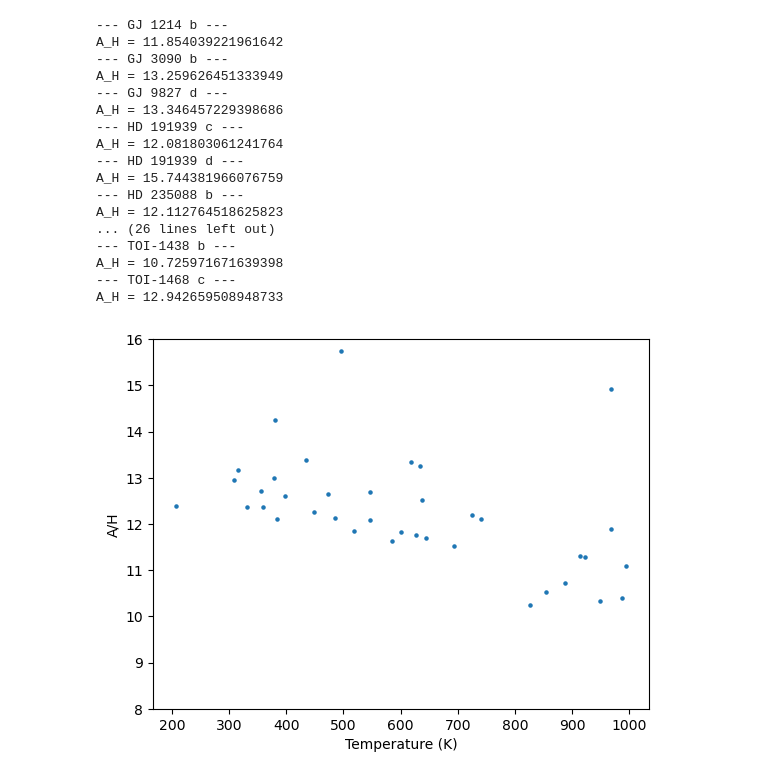
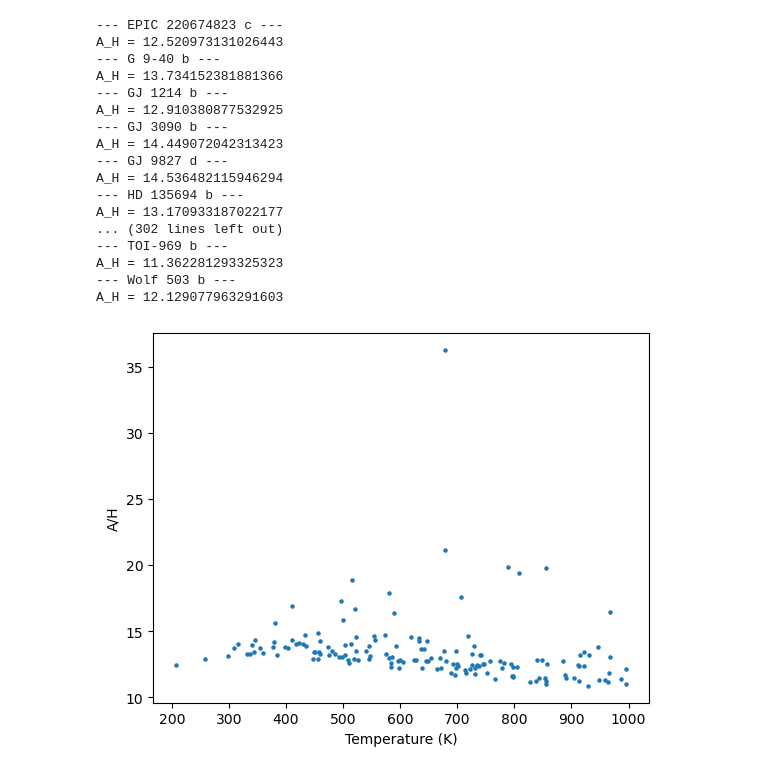
Before and after one commit to JackDavidMaher/Group-Studies---Exoplanets, a Jupyter notebook: Group 1 Spectrum Code/Spectrum Tester.ipynb, the cells around one changed output. Cells and saved outputs as stored; diff of their text form; code cells hidden in the pictures.

Commit message:
planets modelled AH no cloud

```diff
--- a/Group 1 Spectrum Code/Spectrum Tester.ipynb
+++ b/Group 1 Spectrum Code/Spectrum Tester.ipynb
@@ -16,7 +16,7 @@ A_H_Array = []
 feature_height_ppm_Array = []
 scale_height_array = []
 
-with open("/Users/thomasmorgan/Documents/Group-Studies---Exoplanets/Data/40_planets_under_1000K05.02_15-55.csv", newline="") as PlanetaryParametersFile:
+with open("/Users/thomasmorgan/Documents/Group-Studies---Exoplanets/Code/Data/All_165_valid_planets_under_1000K05.02_16-10.csv", newline="") as PlanetaryParametersFile:
 	reader = csv.reader(PlanetaryParametersFile)
 	header = next(reader)
 	tsm_idx = header.index("pl_tsm")
@@ -169,7 +169,7 @@ while rowCount < len(planetaryParameters):
 
 
 
-	lam = np.linspace(0.61,5.0,10000) # create a wavelength array in microns, which is the unit of the cross section data
+	lam = np.linspace(0.61,5.0,5000) # create a wavelength array in microns, which is the unit of the cross section data
 
 	log_xsec_dict = dict()
 
@@ -288,7 +288,7 @@ while rowCount < len(planetaryParameters):
 
 	# 4. Identify the Peak region between those two troughs
 	# peak_mask = (lam_data >= left_lam_target) & (lam_data <= right_lam_target)
-	peak_mask = (lam_data >= 4.245) & (lam_data <= 4.275)   # CO2 feature
+	peak_mask = (lam_data >= 4.25) & (lam_data <= 4.28)   # CO2 feature
 	# Extract values in that window
 	peak_region_depths = depth_data[peak_mask]
 	peak_x_values = lam_data[peak_mask]
@@ -313,8 +313,17 @@ while rowCount < len(planetaryParameters):
 	# plt.title(f'Transmission Spectrum of {PName}')
 	# # plt.xlim([0.5,2.0])
 	# plt.xlim([3.0,5.0])
-	# # plt.xlim([4.245, 4.275])
-	# plt.show()
+	# plt.xlim([4.25, 4.275])
+	# plt.xlim([4.23, 4.29])
+	# plt.vlines(4.245, min(transit_depth)*1e6*0.75, max(transit_depth)*1e6*1.25, color='blue', label='Left Trough Region')
+	# plt.vlines(4.255, min(transit_depth)*1e6*0.75, max(transit_depth)*1e6*1.25, color='blue', label='Left Trough Region')
+	# plt.vlines(4.265, min(transit_depth)*1e6*0.75, max(transit_depth)*1e6*1.25, color='blue', label='Left Trough Region')
+	# plt.vlines(4.275,min(transit_depth)*1e6*0.75,max(transit_depth)*1e6*1.25, color='green', label='Right Trough Region')
+
+	# plt.vlines(4.245)
+
+
+	plt.show()
 
 	print(f"--- {PName} ---")
 	# print(f"Feature Height: {feature_height_ppm:.2f} ppm")
@@ -335,34 +344,34 @@ while rowCount < len(planetaryParameters):
 # print('A/H values:', A_H_Array)
 
 
-# import pandas as pd
-# df = pd.DataFrame({
-# 	'Planet Name': planetNames,
+import pandas as pd
+df = pd.DataFrame({
+	'Planet Name': planetNames,
 # 	'Tsm': tsm_values,
 # 	'Temp': temp_values,
-# 	'A/H': A_H_Array,
+	'AH': A_H_Array,
 # 	'Feature Height (ppm)': feature_height_ppm_Array,
 # 	'scale height (m)': scale_height_array
-# })
-# df.to_csv('Planetary_Parameters_and_Spectral_Features.csv', index=False)
+})
+df.to_csv('All_165_planets_no_clouds_modelled_AH.csv', index=False)
 # %% [output]
+--- EPIC 220674823 c ---
+A_H = 12.520973131026443
+--- G 9-40 b ---
+A_H = 13.734152381881366
 --- GJ 1214 b ---
-A_H = 11.854039221961642
+A_H = 12.910380877532925
 --- GJ 3090 b ---
-A_H = 13.259626451333949
+A_H = 14.449072042313423
 --- GJ 9827 d ---
-A_H = 13.346457229398686
---- HD 191939 c ---
-A_H = 12.081803061241764
---- HD 191939 d ---
-A_H = 15.744381966076759
---- HD 235088 b ---
-A_H = 12.112764518625823
-... (26 lines left out)
---- TOI-1438 b ---
-A_H = 10.725971671639398
---- TOI-1468 c ---
-A_H = 12.942659508948733
+A_H = 14.536482115946294
+--- HD 135694 b ---
+A_H = 13.170933187022177
+... (302 lines left out)
+--- TOI-969 b ---
+A_H = 11.362281293325323
+--- Wolf 503 b ---
+A_H = 12.129077963291603
 # %%
 # plt.scatter(tsm_values, A_H_Array, marker='o')
 # plt.xlabel('Tsm')
@@ -375,32 +384,32 @@ A_H = 12.942659508948733
 # plt.xlabel('Tsm')
 # plt.ylabel('Feature Height (ppm)')
 # plt.xlim(0, 200)
 # plt.ylim(0, 1000)
 # plt.show()
 
 plt.scatter(temp_values, A_H_Array, marker='o', s=5)
 plt.xlabel('Temperature (K)')
 plt.ylabel('A/H')
 # plt.xlim(0, 500)
 # plt.ylim(12, 20)
-plt.ylim(8,16)
+# plt.ylim(8,16)
 plt.show()
 
 # plt.scatter(gravity_values, A_H_Array, marker='o', s=5)
 # plt.xlabel('Gravity (cm/s^2)')
 # plt.ylabel('A/H')
 # plt.show()
 
 # plt.scatter(rs_values, A_H_Array, marker='o')
 # plt.xlabel('Stellar Radius (Solar Radii)')
 # plt.ylabel('A/H')
 # plt.show()
 
 # plt.scatter(temp_values, feature_height_ppm_Array, marker='o')
 # plt.xlabel('Temperature (K)')
 # plt.ylabel('Feature Height (ppm)')
 # # plt.xlim(0, 500)
 # # plt.ylim(0, 1000)
 # plt.show()
 # %% [output]
-[figure, old version]
+[figure, new version]
```
Also changed, not shown: 1 other file.
